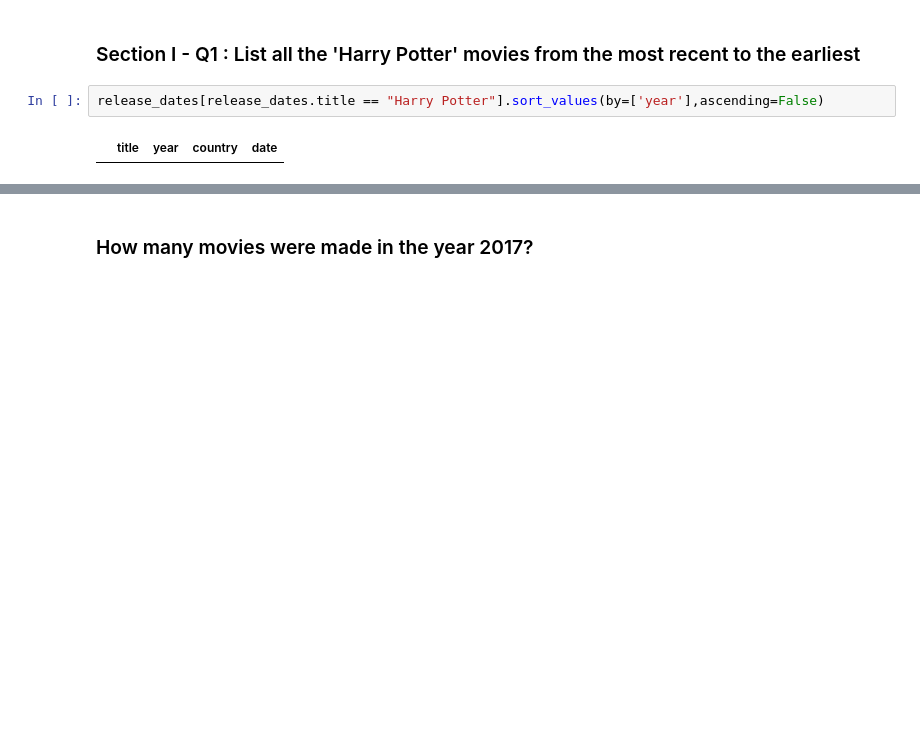
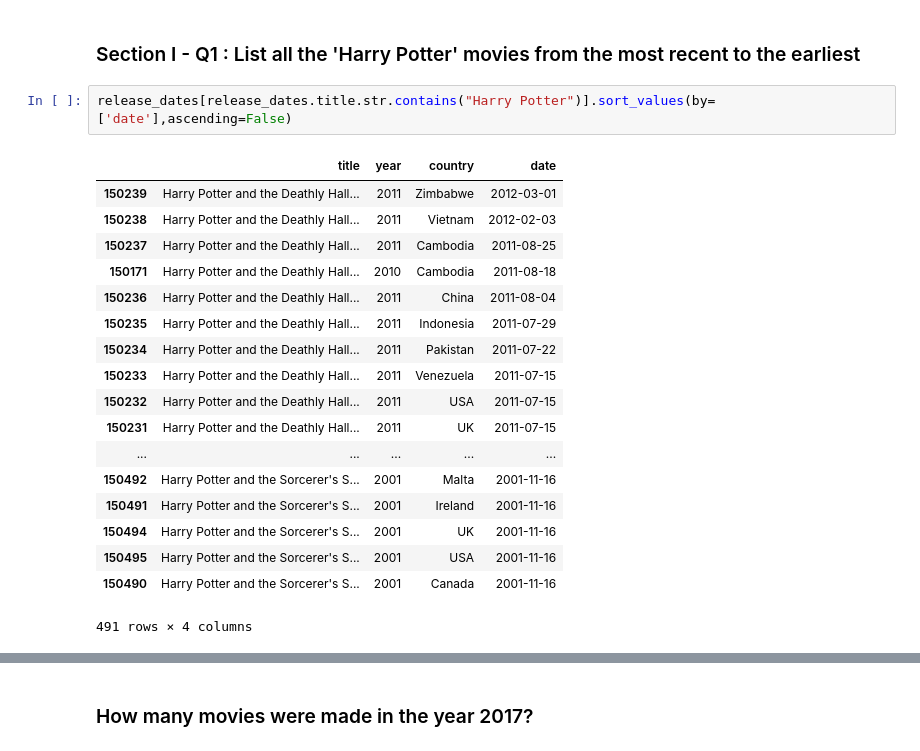
Before and after one commit to Purvi-Rekh/Pandas_mini_project, a Jupyter notebook: Mini_Project_Data_Wrangling_Pandas (1).ipynb, the cells around one changed output, grey strips where cells are left out. Cells and saved outputs as stored; diff of their text form; blank space fills up the shorter version.

```diff
--- a/Mini_Project_Data_Wrangling_Pandas (1).ipynb
+++ b/Mini_Project_Data_Wrangling_Pandas (1).ipynb
@@ -181,7 +182,24 @@ batman_df.sort_values(by=['year'], ascending=True).iloc[:15]
 # %% [markdown]
 ### Section I - Q1 : List all the 'Harry Potter' movies from the most recent to the earliest
 # %%
-release_dates[release_dates.title == "Harry Potter"].sort_values(by=['year'],ascending=False)
+release_dates[release_dates.title.str.contains("Harry Potter")].sort_values(by=['date'],ascending=False)
 # %% [output]
 |  | title | year | country | date |
+| 150239 | Harry Potter and the Deathly Hall... | 2011 | Zimbabwe | 2012-03-01 |
+| 150238 | Harry Potter and the Deathly Hall... | 2011 | Vietnam | 2012-02-03 |
+| 150237 | Harry Potter and the Deathly Hall... | 2011 | Cambodia | 2011-08-25 |
+| 150171 | Harry Potter and the Deathly Hall... | 2010 | Cambodia | 2011-08-18 |
+| 150236 | Harry Potter and the Deathly Hall... | 2011 | China | 2011-08-04 |
+| 150235 | Harry Potter and the Deathly Hall... | 2011 | Indonesia | 2011-07-29 |
+| 150234 | Harry Potter and the Deathly Hall... | 2011 | Pakistan | 2011-07-22 |
+| 150233 | Harry Potter and the Deathly Hall... | 2011 | Venezuela | 2011-07-15 |
+| 150232 | Harry Potter and the Deathly Hall... | 2011 | USA | 2011-07-15 |
+| 150231 | Harry Potter and the Deathly Hall... | 2011 | UK | 2011-07-15 |
+| ... | ... | ... | ... | ... |
+| 150492 | Harry Potter and the Sorcerer's S... | 2001 | Malta | 2001-11-16 |
+| 150491 | Harry Potter and the Sorcerer's S... | 2001 | Ireland | 2001-11-16 |
+| 150494 | Harry Potter and the Sorcerer's S... | 2001 | UK | 2001-11-16 |
+| 150495 | Harry Potter and the Sorcerer's S... | 2001 | USA | 2001-11-16 |
+| 150490 | Harry Potter and the Sorcerer's S... | 2001 | Canada | 2001-11-16 |
+491 rows × 4 columns
 # %%
```
Also changed, not shown: parts of 13 cells of this notebook.
